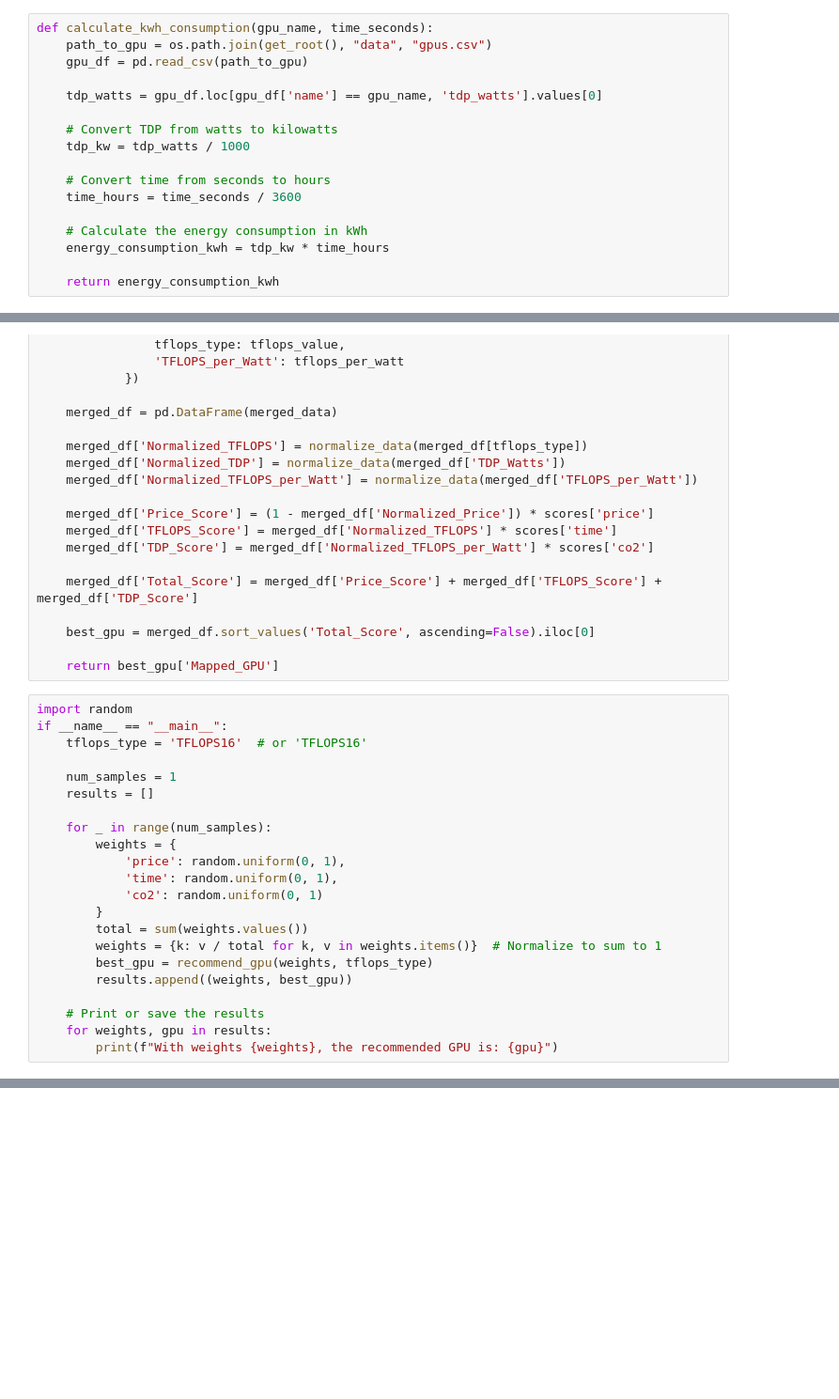
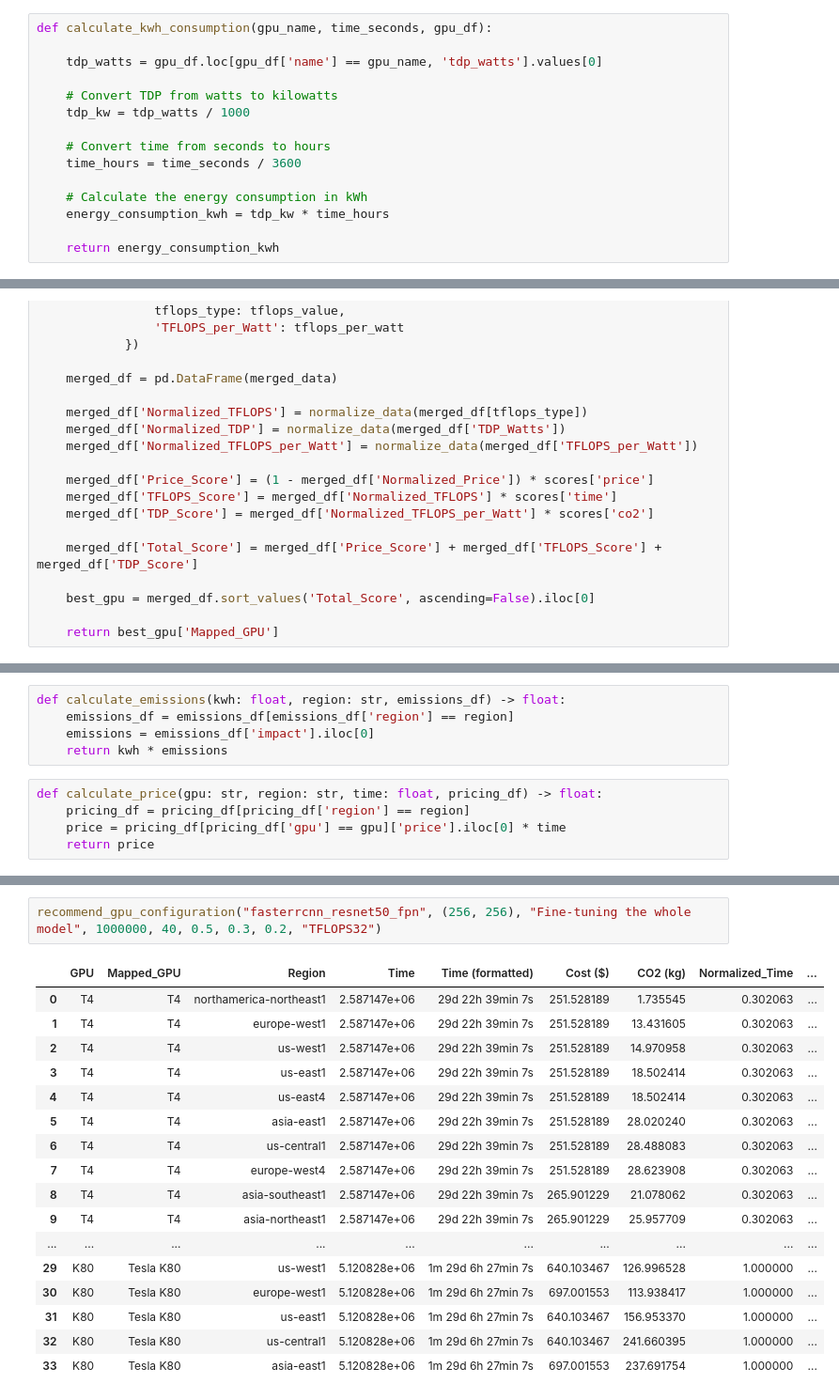
Before and after one commit to IlliaRohalskyi/Green-AI, a Jupyter notebook: src/notebooks/experimentation.ipynb, the cells around one changed output, grey strips where cells are left out. Shown at 94% size. Cells and saved outputs as stored; diff of their text form; blank space fills up the shorter version.

```diff
--- a/src/notebooks/experimentation.ipynb
+++ b/src/notebooks/experimentation.ipynb
@@ -40,9 +39,7 @@ def estimate_time(flops: float, gpu: str, training_strategy: str, tflops: str) -
 
     return flops / gpu_info[tflops].iloc[0] / 1e+12 if training_strategy in ["Full Training", "Fine-tuning the whole model"] else flops / gpu_info[tflops].iloc[0] / 1e+12 / 3
 # %%
-def calculate_kwh_consumption(gpu_name, time_seconds):
-    path_to_gpu = os.path.join(get_root(), "data", "gpus.csv")
-    gpu_df = pd.read_csv(path_to_gpu)
+def calculate_kwh_consumption(gpu_name, time_seconds, gpu_df):
 
     tdp_watts = gpu_df.loc[gpu_df['name'] == gpu_name, 'tdp_watts'].values[0]
 
@@ -136,25 +121,3 @@ def recommend_gpu(scores, tflops_type):
     best_gpu = merged_df.sort_values('Total_Score', ascending=False).iloc[0]
 
     return best_gpu['Mapped_GPU']
-# %%
-import random
-if __name__ == "__main__":
-    tflops_type = 'TFLOPS16'  # or 'TFLOPS16'
-
-    num_samples = 1
-    results = []
-
-    for _ in range(num_samples):
-        weights = {
-            'price': random.uniform(0, 1),
-            'time': random.uniform(0, 1),
-            'co2': random.uniform(0, 1)
-        }
-        total = sum(weights.values())
-        weights = {k: v / total for k, v in weights.items()}  # Normalize to sum to 1
-        best_gpu = recommend_gpu(weights, tflops_type)
-        results.append((weights, best_gpu))
-
-    # Print or save the results
-    for weights, gpu in results:
-        print(f"With weights {weights}, the recommended GPU is: {gpu}")
@@ -178,0 +124,10 @@ With weights {'price': 0.4358441453278719, 'time': 0.16707529280452804, 'co2': 0
+# %%
+def calculate_emissions(kwh: float, region: str, emissions_df) -> float:
+    emissions_df = emissions_df[emissions_df['region'] == region]
+    emissions = emissions_df['impact'].iloc[0]
+    return kwh * emissions
+# %%
+def calculate_price(gpu: str, region: str, time: float, pricing_df) -> float:
+    pricing_df = pricing_df[pricing_df['region'] == region]
+    price = pricing_df[pricing_df['gpu'] == gpu]['price'].iloc[0] * time
+    return price
@@ -178,0 +236,20 @@ With weights {'price': 0.4358441453278719, 'time': 0.16707529280452804, 'co2': 0
+# %%
+recommend_gpu_configuration("fasterrcnn_resnet50_fpn", (256, 256), "Fine-tuning the whole model", 1000000, 40, 0.5, 0.3, 0.2, "TFLOPS32")
+# %% [output]
+|  | GPU | Mapped_GPU | Region | Time | Time (formatted) | Cost ($) | CO2 (kg) | Normalized_Time | ... |
+| 0 | T4 | T4 | northamerica-northeast1 | 2.587147e+06 | 29d 22h 39min 7s | 251.528189 | 1.735545 | 0.302063 | ... |
+| 1 | T4 | T4 | europe-west1 | 2.587147e+06 | 29d 22h 39min 7s | 251.528189 | 13.431605 | 0.302063 | ... |
+| 2 | T4 | T4 | us-west1 | 2.587147e+06 | 29d 22h 39min 7s | 251.528189 | 14.970958 | 0.302063 | ... |
+| 3 | T4 | T4 | us-east1 | 2.587147e+06 | 29d 22h 39min 7s | 251.528189 | 18.502414 | 0.302063 | ... |
+| 4 | T4 | T4 | us-east4 | 2.587147e+06 | 29d 22h 39min 7s | 251.528189 | 18.502414 | 0.302063 | ... |
+| 5 | T4 | T4 | asia-east1 | 2.587147e+06 | 29d 22h 39min 7s | 251.528189 | 28.020240 | 0.302063 | ... |
+| 6 | T4 | T4 | us-central1 | 2.587147e+06 | 29d 22h 39min 7s | 251.528189 | 28.488083 | 0.302063 | ... |
+| 7 | T4 | T4 | europe-west4 | 2.587147e+06 | 29d 22h 39min 7s | 251.528189 | 28.623908 | 0.302063 | ... |
+| 8 | T4 | T4 | asia-southeast1 | 2.587147e+06 | 29d 22h 39min 7s | 265.901229 | 21.078062 | 0.302063 | ... |
+| 9 | T4 | T4 | asia-northeast1 | 2.587147e+06 | 29d 22h 39min 7s | 265.901229 | 25.957709 | 0.302063 | ... |
+| ... | ... | ... | ... | ... | ... | ... | ... | ... | ... |
+| 29 | K80 | Tesla K80 | us-west1 | 5.120828e+06 | 1m 29d 6h 27min 7s | 640.103467 | 126.996528 | 1.000000 | ... |
+| 30 | K80 | Tesla K80 | europe-west1 | 5.120828e+06 | 1m 29d 6h 27min 7s | 697.001553 | 113.938417 | 1.000000 | ... |
+| 31 | K80 | Tesla K80 | us-east1 | 5.120828e+06 | 1m 29d 6h 27min 7s | 640.103467 | 156.953370 | 1.000000 | ... |
+| 32 | K80 | Tesla K80 | us-central1 | 5.120828e+06 | 1m 29d 6h 27min 7s | 640.103467 | 241.660395 | 1.000000 | ... |
+| 33 | K80 | Tesla K80 | asia-east1 | 5.120828e+06 | 1m 29d 6h 27min 7s | 697.001553 | 237.691754 | 1.000000 | ... |
```
Also changed, not shown: parts of 9 cells of this notebook, 1 other file.
